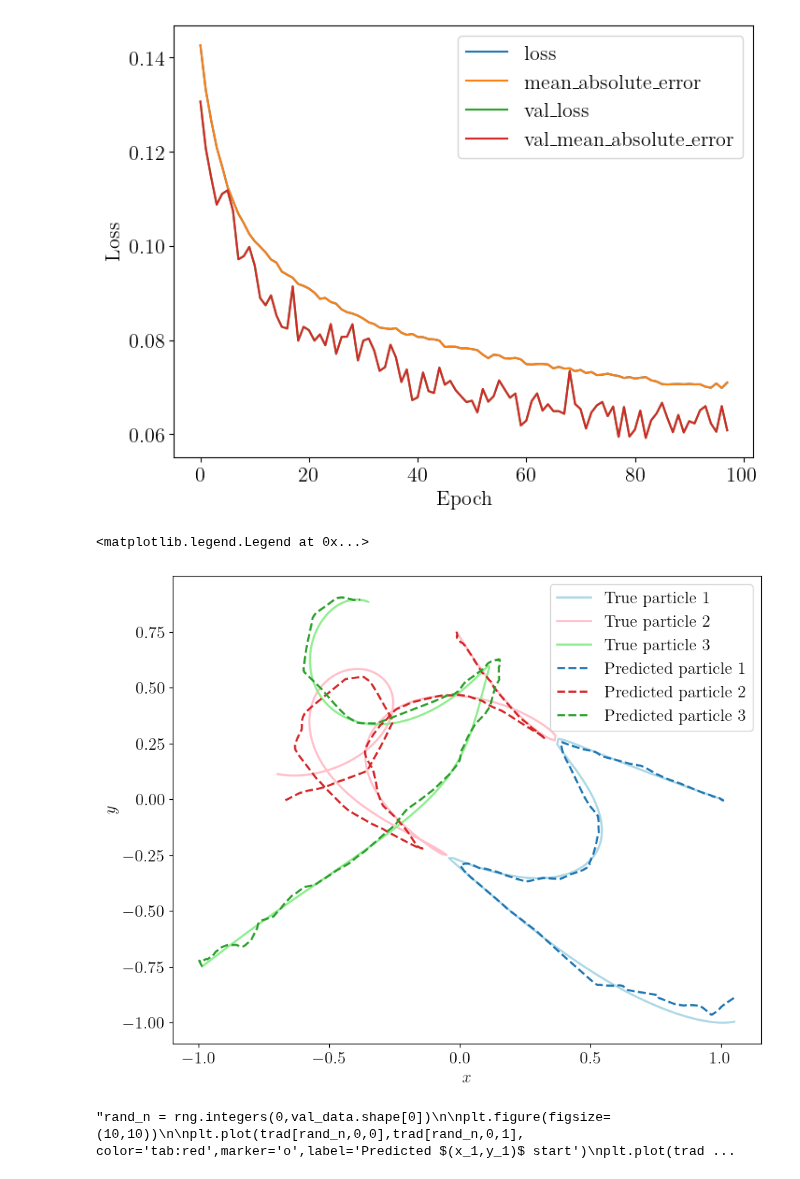
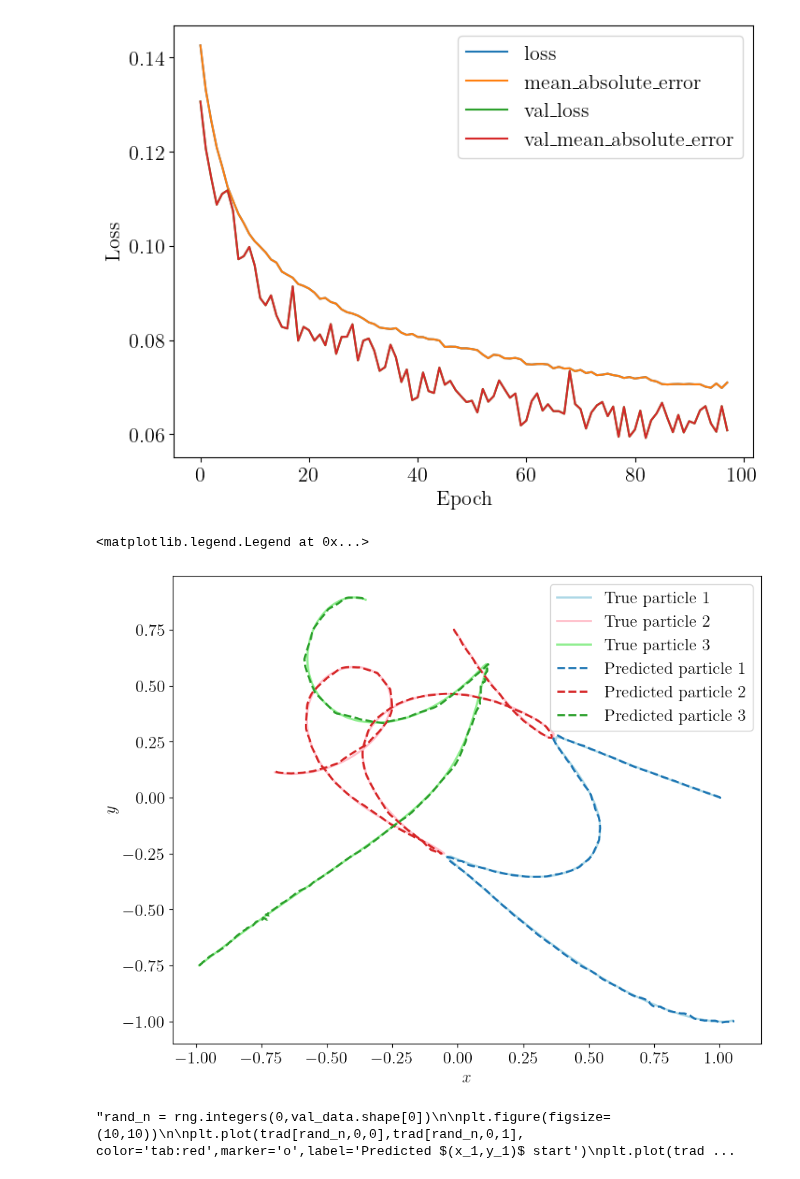
Before and after one commit to stommen/tif285-projects, a Jupyter notebook: project_2/project2_JHOS.ipynb, the cells around one changed output. Saved outputs shown, nothing was run; the diff lists cells and outputs as text; code cells hidden in the pictures.

Commit message:
plots

```diff
--- a/project_2/project2_JHOS.ipynb
+++ b/project_2/project2_JHOS.ipynb
@@ -269,26 +269,26 @@ tradject_pre = prediction(pre_trained_model, val_targets, val_data)
 # %%
 lw = 2
 #nrand = rng.integers(0, val_targets.shape[0])
 
 plt.figure(figsize=(10,8))
 
 p1, p2, p3 = get_trajectories(val_targets)
 plt.plot(p1[nrand,:,0],p1[nrand,:,1],label='True particle 1',color = 'lightblue', linewidth=lw)
 plt.plot(p2[nrand,:,0],p2[nrand,:,1],label='True particle 2',color = 'pink',    linewidth=lw)
 plt.plot(p3[nrand,:,0],p3[nrand,:,1],label='True particle 3',color = 'lightgreen',linewidth=lw)
 
-p1, p2, p3 = get_trajectories(tradject)
+p1, p2, p3 = get_trajectories(tradject_pre)
 plt.plot(p1[nrand,:,0],p1[nrand,:,1],label='Predicted particle 1', color = 'tab:blue',linestyle='dashed',linewidth=lw)
 plt.plot(p2[nrand,:,0],p2[nrand,:,1],label='Predicted particle 2',color='tab:red',linestyle='dashed',linewidth=lw)
 plt.plot(p3[nrand,:,0],p3[nrand,:,1],label='Predicted particle 3',color = 'tab:green',linestyle='dashed',linewidth=lw)
 
 
 plt.xlabel('$x$')
 plt.ylabel('$y$')
 plt.legend()
 # %% [output]
 <matplotlib.legend.Legend at 0x...>
-[figure, old version]
+[figure, new version]
 # %%
 """rand_n = rng.integers(0,val_data.shape[0])
 
```
